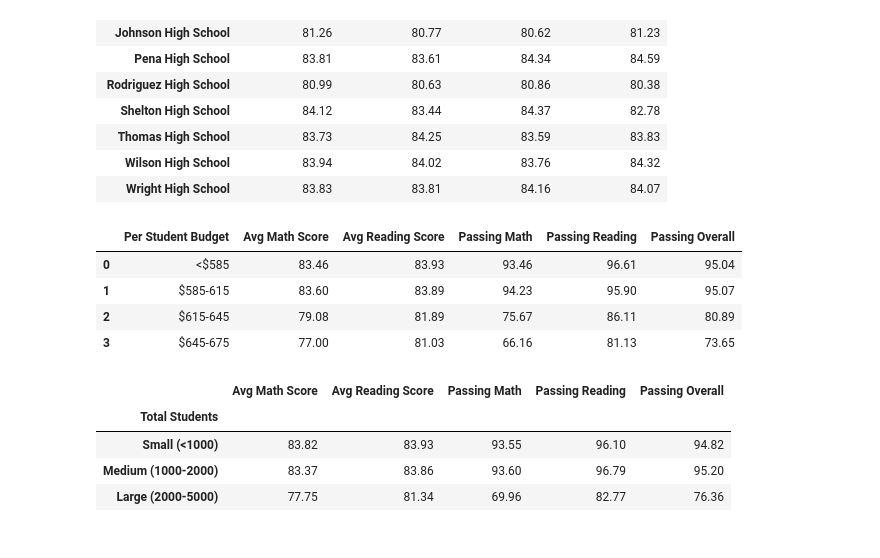
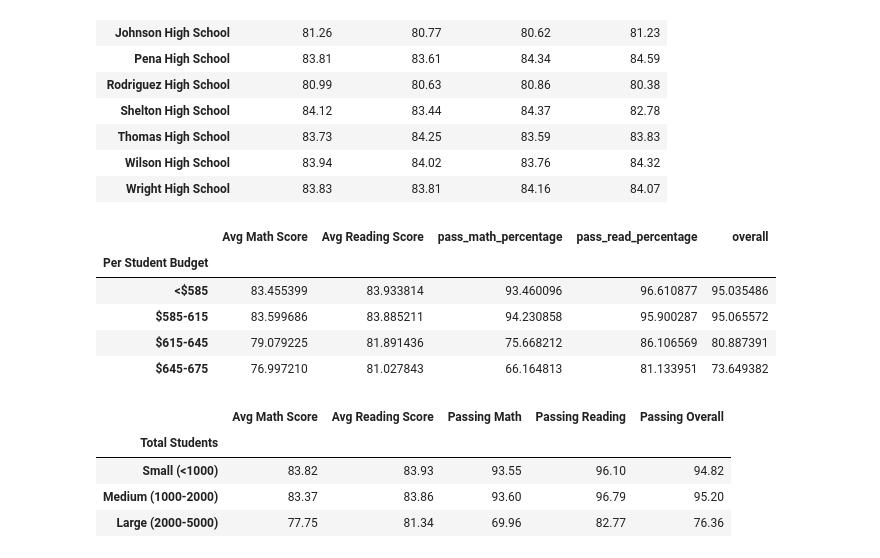
Before and after one commit to attila5287/DU_BigData_hw4_PyCitySchools, a Jupyter notebook: PyCitySchools_Attila_Pandas_Python.ipynb, the cells around one changed output. Drawn from its saved outputs; the diff is of its cells as text; code cells hidden in the pictures.

```diff
--- a/PyCitySchools_Attila_Pandas_Python.ipynb
+++ b/PyCitySchools_Attila_Pandas_Python.ipynb
@@ -431,24 +431,25 @@ read_formatted
 # %%
 # binning for school spending vs score
 spending_bins = [0, 585, 615, 645, 675]
 group_names = ["<$585", "$585-615", "$615-645", "$645-675"]
 scoreByBudget = sum_df[["Avg Math Score", "Avg Reading Score", "pass_math_percentage", "pass_read_percentage", "overall"]].groupby(pd.cut(sum_df["Per Student Budget"], bins=spending_bins, labels=group_names )).mean()
 # a backup dataframe before formatting
 scoreByBudget_raw = scoreByBudget.copy()
 # formatting dataframe
 scoreByBudget['Avg Math Score']=scoreByBudget['Avg Math Score'].map("{:,.2f}".format)
 scoreByBudget['Avg Reading Score']=scoreByBudget['Avg Reading Score'].map("{:,.2f}".format)
 scoreByBudget['pass_math_percentage']=scoreByBudget['pass_math_percentage'].map("{:,.2f}".format)
 scoreByBudget['pass_read_percentage']=scoreByBudget['pass_read_percentage'].map("{:,.2f}".format)
 scoreByBudget['overall']=scoreByBudget['overall'].map("{:,.2f}".format)
 scoreByBudget = scoreByBudget.rename(columns={'pass_math_percentage':'Passing Math', 'pass_read_percentage':'Passing Reading', 'overall':'Passing Overall'})
-scoreByBudget.reset_index()
+scoreByBudget_raw.head()
 # %% [output]
-|  | Per Student Budget | Avg Math Score | Avg Reading Score | Passing Math | Passing Reading | Passing Overall |
-| 0 | <$585 | 83.46 | 83.93 | 93.46 | 96.61 | 95.04 |
-| 1 | $585-615 | 83.60 | 83.89 | 94.23 | 95.90 | 95.07 |
-| 2 | $615-645 | 79.08 | 81.89 | 75.67 | 86.11 | 80.89 |
-| 3 | $645-675 | 77.00 | 81.03 | 66.16 | 81.13 | 73.65 |
+|  | Avg Math Score | Avg Reading Score | pass_math_percentage | pass_read_percentage | overall |
+| Per Student Budget |  |  |  |  |  |
+| <$585 | 83.455399 | 83.933814 | 93.460096 | 96.610877 | 95.035486 |
+| $585-615 | 83.599686 | 83.885211 | 94.230858 | 95.900287 | 95.065572 |
+| $615-645 | 79.079225 | 81.891436 | 75.668212 | 86.106569 | 80.887391 |
+| $645-675 | 76.997210 | 81.027843 | 66.164813 | 81.133951 | 73.649382 |
 # %%
 size_bins = [0, 1000, 2000, 5000]
 sizegroup_names = ["Small (<1000)", "Medium (1000-2000)", "Large (2000-5000)"]
```
